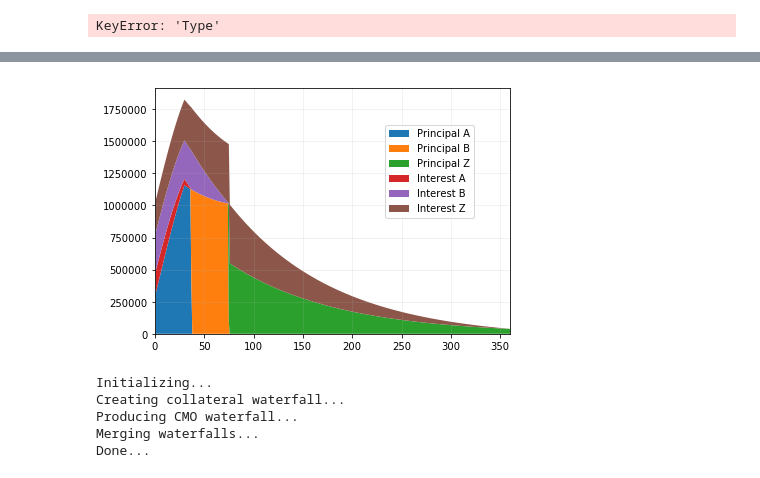
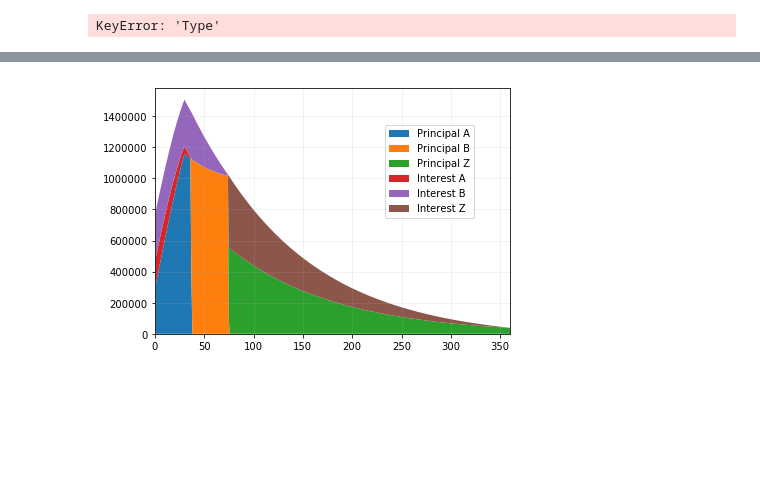
Before and after one commit to abehrman/zeusRMBS, a Jupyter notebook: Chapter 6.ipynb, the cells around one changed output, grey strips where cells are left out. Cells and saved outputs as stored; diff of their text form; code cells hidden in the pictures; blank space fills up the shorter version.

Commit message:
updated CMO_waterfall - calculates WAL correctly

```diff
--- a/Chapter 6.ipynb
+++ b/Chapter 6.ipynb
@@ -136,11 +139,11 @@ print(((struct.waterfall.index.values * struct.waterfall['Principal_C']).sum() /
     struct.waterfall['Principal_C'].sum()) / 12)
 
 ChartData.range('A1').expand().value = ""
-ChartData.range('A1').value = struct.waterfall[['Interest_A',
+ChartData.range('A1').value = struct.waterfall[['Interest_Paid_A',
                                            'Principal_A',
-                                           'Interest_B',
+                                           'Interest_Paid_B',
                                            'Principal_B',
-                                           'Interest_C',
+                                           'Interest_Paid_C',
                                            'Principal_C',
                                            'remaining_principal',
                                            'remaining_interest']]
@@ -152,9 +155,9 @@ ax = plt.stackplot(struct.waterfall.index.values.tolist(),
                 struct.waterfall.Principal_A.values.tolist(),
                 struct.waterfall.Principal_B.values.tolist(),
                 struct.waterfall.Principal_C.values.tolist(),
-                struct.waterfall.Interest_A.values.tolist(),
-                struct.waterfall.Interest_B.values.tolist(),
-                struct.waterfall.Interest_C.values.tolist())
+                struct.waterfall.Interest_Paid_A.values.tolist(),
+                struct.waterfall.Interest_Paid_B.values.tolist(),
+                struct.waterfall.Interest_Paid_C.values.tolist())
 handles = []
 labels = ['Principal A','Principal B','Principal C','Interest A','Interest B','Interest C']
 for axis in ax:
@@ -186,8 +189,7 @@ Wall time: 9.38 s
 [figure]
 # %%
-%%time
 
-%matplotlib inline
+#%matplotlib inline
 import xlwings as xw
 wb = xw.Book('G:/Programming/Python/zeusRMBS/workbooks/Chapter 6 - CMOs _ accrual bond.xlsx')
 ChartData = wb.sheets('ChartData')
@@ -202,15 +204,6 @@ struct = cmo.CMO(original_balance=initial_balance,
                              servicing=servicing,
                              bonds=bonds_with_zbond)
 
-print(((struct.waterfall.index.values * struct.waterfall['Cashflow_A']).sum() /
-    struct.waterfall['Cashflow_A'].sum()) / 12)
-
-print(((struct.waterfall.index.values * struct.waterfall['Cashflow_B']).sum() /
-    struct.waterfall['Cashflow_B'].sum()) / 12)
-
-print(((struct.waterfall.index.values * struct.waterfall['Cashflow_Z']).sum() /
-    struct.waterfall['Cashflow_Z'].sum()) / 12)
-
 
 print(((struct.waterfall.index.values * struct.waterfall['Principal_A']).sum() /
     struct.waterfall['Principal_A'].sum()) / 12)
@@ -222,11 +215,11 @@ print(((struct.waterfall.index.values * struct.waterfall['Principal_Z']).sum() /
     struct.waterfall['Principal_Z'].sum()) / 12)
 
 ChartData.range('A1').expand().value = ""
-ChartData.range('A1').value = struct.waterfall[['Interest_A',
+ChartData.range('A1').value = struct.waterfall[['Interest_Paid_A',
                                            'Principal_A',
-                                           'Interest_B',
+                                           'Interest_Paid_B',
                                            'Principal_B',
-                                           'Interest_Z',
+                                           'Interest_Paid_Z',
                                            'Principal_Z',
                                            'remaining_principal',
                                            'remaining_interest']]
@@ -237,10 +230,12 @@ fig, ax = plt.subplots(1,1)
 ax = plt.stackplot(struct.waterfall.index.values.tolist(),
                 struct.waterfall.Principal_A.values.tolist(),
                 struct.waterfall.Principal_B.values.tolist(),
-                struct.waterfall.Principal_Z.values.tolist(),
-                struct.waterfall.Interest_A.values.tolist(),
-                struct.waterfall.Interest_B.values.tolist(),
-                struct.waterfall.Interest_Z.values.tolist())
+                (struct.waterfall.Principal_Z.values +
+                (struct.waterfall.Interest_Due_Z.values -
+                 struct.waterfall.Interest_Paid_Z.values)).tolist(),
+                struct.waterfall.Interest_Paid_A.values.tolist(),
+                struct.waterfall.Interest_Paid_B.values.tolist(),
+                struct.waterfall.Interest_Paid_Z.values.tolist())
 handles = []
 labels = ['Principal A','Principal B','Principal Z','Interest A','Interest B','Interest Z']
 for axis in ax:
@@ -272 +267 @@ Wall time: 10.1 s
-[figure, old version]
+[figure, new version]
@@ -275,20 +267,0 @@ struct.waterfall.to_clipboard()
-# %%
-import xlwings as xw
-wb = xw.Book('G:/Programming/Python/zeusRMBS/workbooks/Chapter 6 - CMOs _ accrual bond.xlsx')
-ChartData = wb.sheets('ChartData')
-
-import CMO_waterfall as cmo
-
-struct = cmo.CMO(original_balance=initial_balance,
-                             pass_thru_cpn=net_coupon,
-                             wac=gross_coupon,
-                             wam=maturity,
-                             psa_speed=1.75,
-                             servicing=servicing,
-                             bonds=bonds_with_zbond)
-# %% [output]
-Initializing...
-Creating collateral waterfall...
-Producing CMO waterfall...
-Merging waterfalls...
-Done...
```
Also changed, not shown: parts of 5 cells of this notebook, 1 other file.
